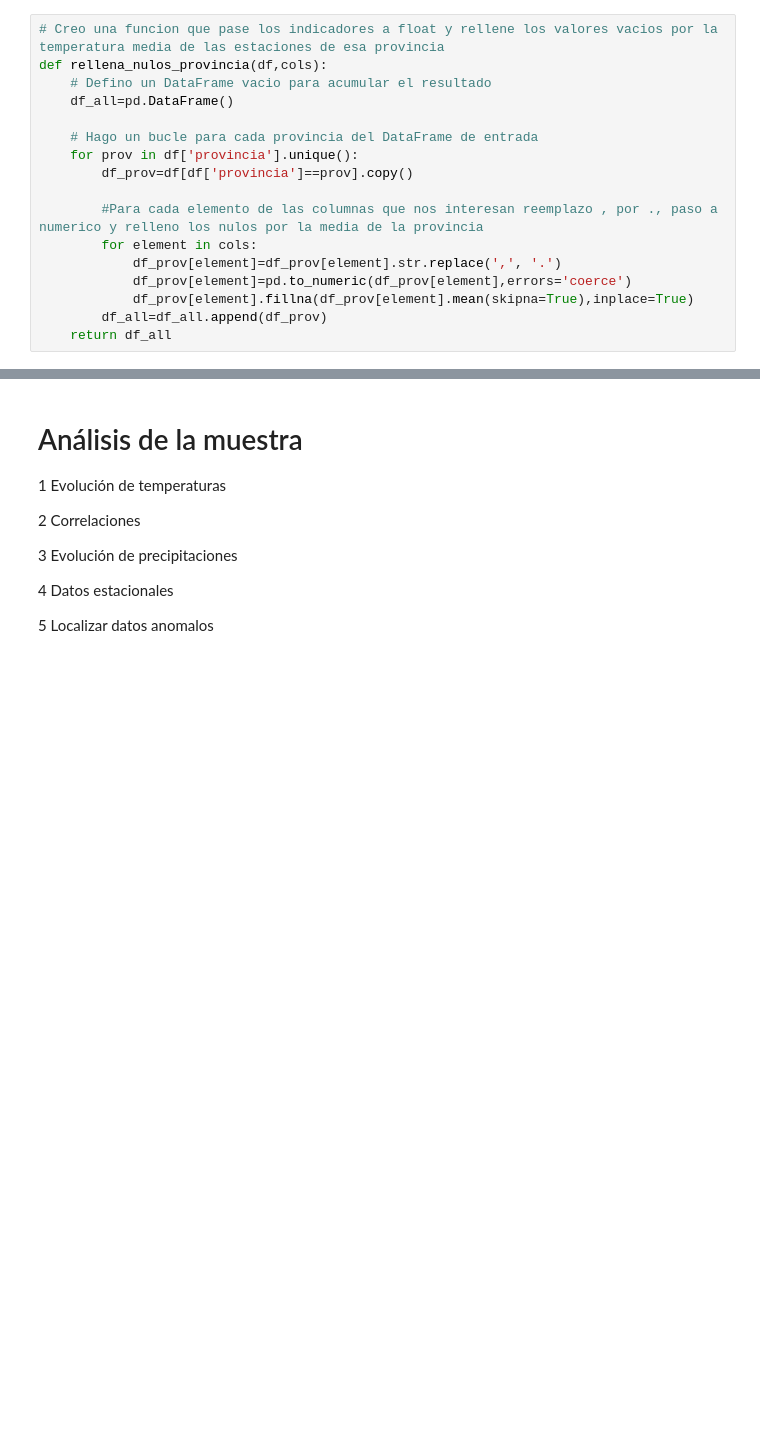
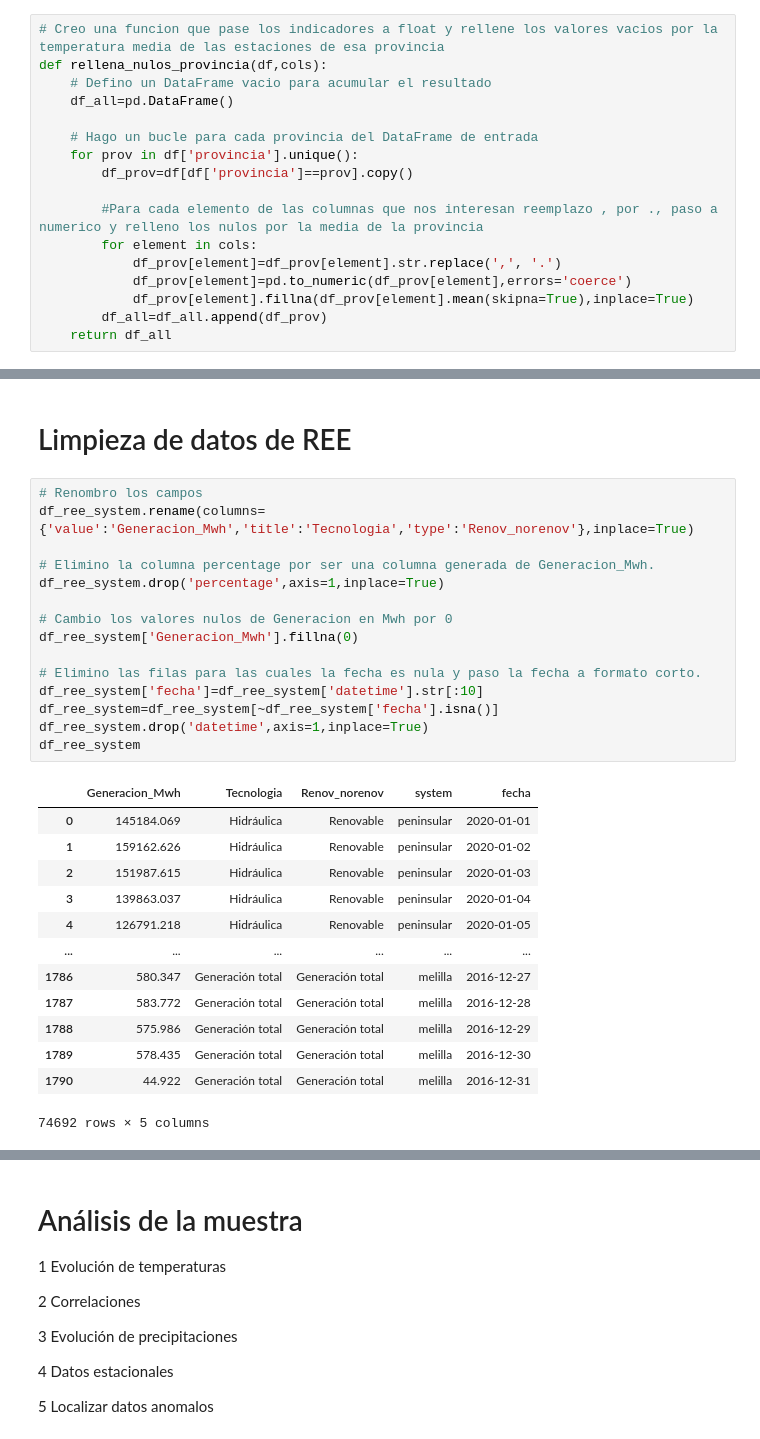
Before and after one commit to sotodosos/ClasesMaster26, a Jupyter notebook: Python/TFM.ipynb, the cells around one changed output, grey strips where cells are left out. Saved outputs shown, nothing was run; the diff lists cells and outputs as text; blank space fills up the shorter version.

```diff
--- a/Python/TFM.ipynb
+++ b/Python/TFM.ipynb
@@ -167,0 +296,31 @@ df_weather=rellena_nulos_provincia(df_weather,df_weather.columns[5:])
+# %% [markdown]
+# Limpieza de datos de REE
+# %%
+# Renombro los campos
+df_ree_system.rename(columns={'value':'Generacion_Mwh','title':'Tecnologia','type':'Renov_norenov'},inplace=True)
+
+# Elimino la columna percentage por ser una columna generada de Generacion_Mwh.
+df_ree_system.drop('percentage',axis=1,inplace=True)
+
+# Cambio los valores nulos de Generacion en Mwh por 0
+df_ree_system['Generacion_Mwh'].fillna(0)
+
+# Elimino las filas para las cuales la fecha es nula y paso la fecha a formato corto.
+df_ree_system['fecha']=df_ree_system['datetime'].str[:10]
+df_ree_system=df_ree_system[~df_ree_system['fecha'].isna()]
+df_ree_system.drop('datetime',axis=1,inplace=True)
+df_ree_system
+# %% [output]
+|  | Generacion_Mwh | Tecnologia | Renov_norenov | system | fecha |
+| 0 | 145184.069 | Hidráulica | Renovable | peninsular | 2020-01-01 |
+| 1 | 159162.626 | Hidráulica | Renovable | peninsular | 2020-01-02 |
+| 2 | 151987.615 | Hidráulica | Renovable | peninsular | 2020-01-03 |
+| 3 | 139863.037 | Hidráulica | Renovable | peninsular | 2020-01-04 |
+| 4 | 126791.218 | Hidráulica | Renovable | peninsular | 2020-01-05 |
+| ... | ... | ... | ... | ... | ... |
+| 1786 | 580.347 | Generación total | Generación total | melilla | 2016-12-27 |
+| 1787 | 583.772 | Generación total | Generación total | melilla | 2016-12-28 |
+| 1788 | 575.986 | Generación total | Generación total | melilla | 2016-12-29 |
+| 1789 | 578.435 | Generación total | Generación total | melilla | 2016-12-30 |
+| 1790 | 44.922 | Generación total | Generación total | melilla | 2016-12-31 |
+74692 rows × 5 columns
```
Also changed, not shown: parts of 26 cells of this notebook.
